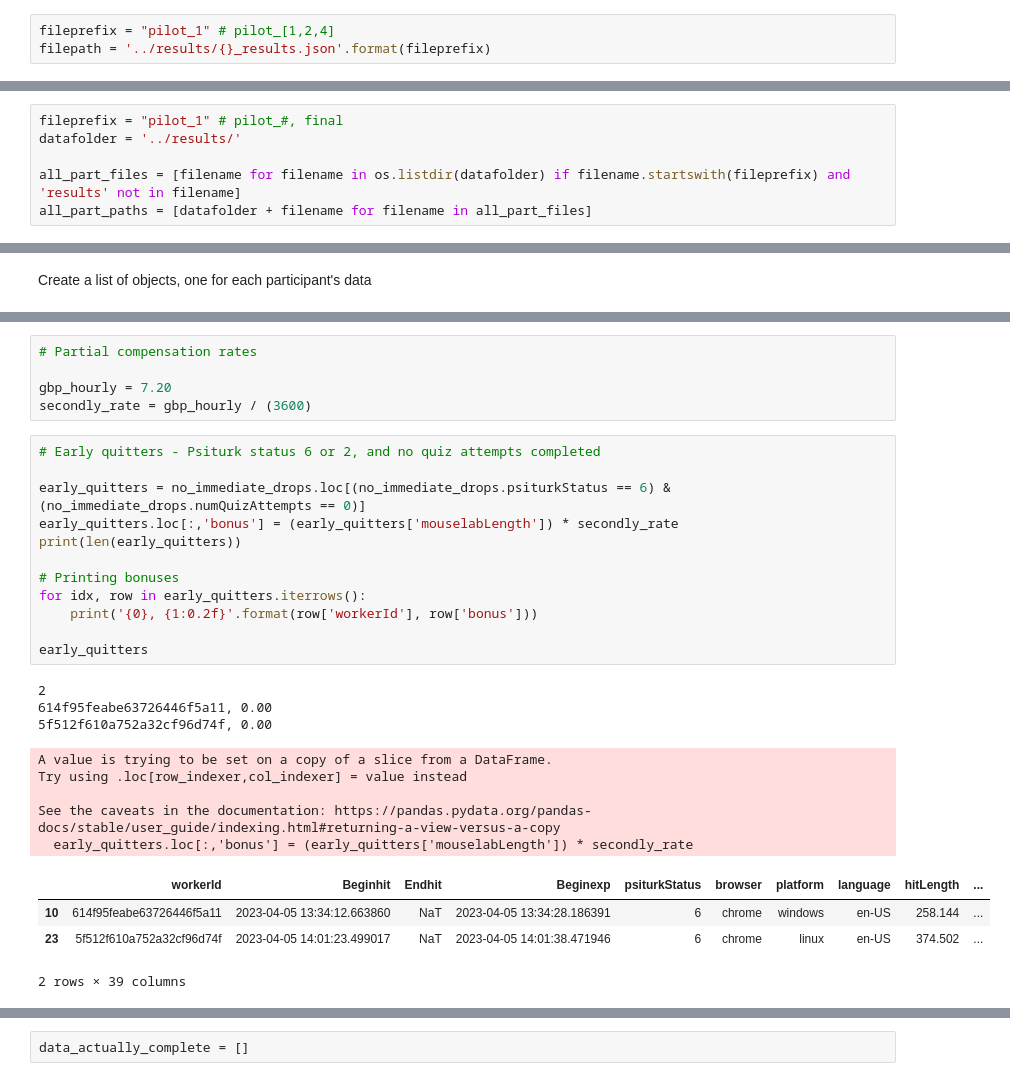
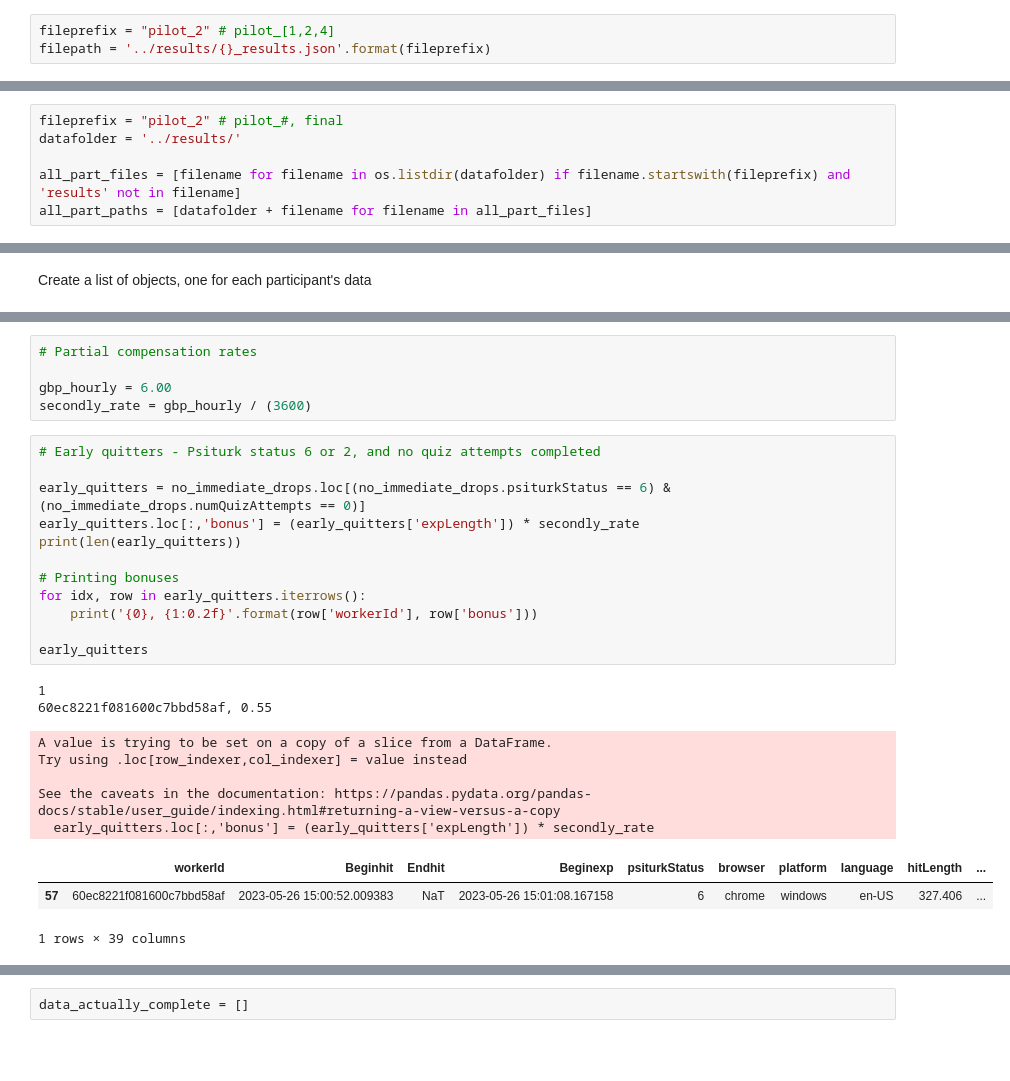
Before and after one commit to srinidhisrinivas/mcl-misalignment-mouselab, a Jupyter notebook: analysis/Preprocessing + Pilot Analysis.ipynb, the cells around one changed output, grey strips where cells are left out. Saved outputs shown, nothing was run; the diff lists cells and outputs as text; blank space fills up the shorter version.

```diff
--- a/analysis/Preprocessing + Pilot Analysis.ipynb
+++ b/analysis/Preprocessing + Pilot Analysis.ipynb
@@ -13,7 +13,7 @@ import pickle
 # %% [markdown]
 Creating a single JSON file for each participant from PostGRES data that contains a single list of all participant data
 # %%
-fileprefix = "pilot_1" # pilot_[1,2,4]
+fileprefix = "pilot_2" # pilot_[1,2,4]
 filepath = '../results/{}_results.json'.format(fileprefix)
 # %%
 with open(filepath, 'r') as f:
@@ -69,7 +69,7 @@ dict_keys(['614f95feabe63726446f5a11', '611ceaa4d48088cf9fda1dbc', '61218c57271f
 # %% [markdown]
 # Reading Data from Already Created Participant Data Files
 # %%
-fileprefix = "pilot_1" # pilot_#, final
+fileprefix = "pilot_2" # pilot_#, final
 datafolder = '../results/'
 
 all_part_files = [filename for filename in os.listdir(datafolder) if filename.startswith(fileprefix) and 'results' not in filename]
@@ -345,33 +347,31 @@ no_immediate_drops
 # %%
 # Partial compensation rates
 
-gbp_hourly = 7.20
+gbp_hourly = 6.00
 secondly_rate = gbp_hourly / (3600)
 # %%
 # Early quitters - Psiturk status 6 or 2, and no quiz attempts completed
 
 early_quitters = no_immediate_drops.loc[(no_immediate_drops.psiturkStatus == 6) & (no_immediate_drops.numQuizAttempts == 0)]
-early_quitters.loc[:,'bonus'] = (early_quitters['mouselabLength']) * secondly_rate
+early_quitters.loc[:,'bonus'] = (early_quitters['expLength']) * secondly_rate
 print(len(early_quitters))
 
 # Printing bonuses
 for idx, row in early_quitters.iterrows():
     print('{0}, {1:0.2f}'.format(row['workerId'], row['bonus']))
 
 early_quitters
 # %% [output]
-2
-614f95feabe63726446f5a11, 0.00
-5f512f610a752a32cf96d74f, 0.00
+1
+60ec8221f081600c7bbd58af, 0.55
 A value is trying to be set on a copy of a slice from a DataFrame.
 Try using .loc[row_indexer,col_indexer] = value instead
 
 See the caveats in the documentation: https://pandas.pydata.org/pandas-docs/stable/user_guide/indexing.html#returning-a-view-versus-a-copy
-  early_quitters.loc[:,'bonus'] = (early_quitters['mouselabLength']) * secondly_rate
+  early_quitters.loc[:,'bonus'] = (early_quitters['expLength']) * secondly_rate
 |  | workerId | Beginhit | Endhit | Beginexp | psiturkStatus | browser | platform | language | hitLength | ... |
-| 10 | 614f95feabe63726446f5a11 | 2023-04-05 13:34:12.663860 | NaT | 2023-04-05 13:34:28.186391 | 6 | chrome | windows | en-US | 258.144 | ... |
-| 23 | 5f512f610a752a32cf96d74f | 2023-04-05 14:01:23.499017 | NaT | 2023-04-05 14:01:38.471946 | 6 | chrome | linux | en-US | 374.502 | ... |
+| 57 | 60ec8221f081600c7bbd58af | 2023-05-26 15:00:52.009383 | NaT | 2023-05-26 15:01:08.167158 | 6 | chrome | windows | en-US | 327.406 | ... |
-2 rows × 39 columns
+1 rows × 39 columns
 # %%
 # Filtering those who failed the quiz more than 4 times
 
```
Also changed, not shown: parts of 30 cells of this notebook, 5 other files.
